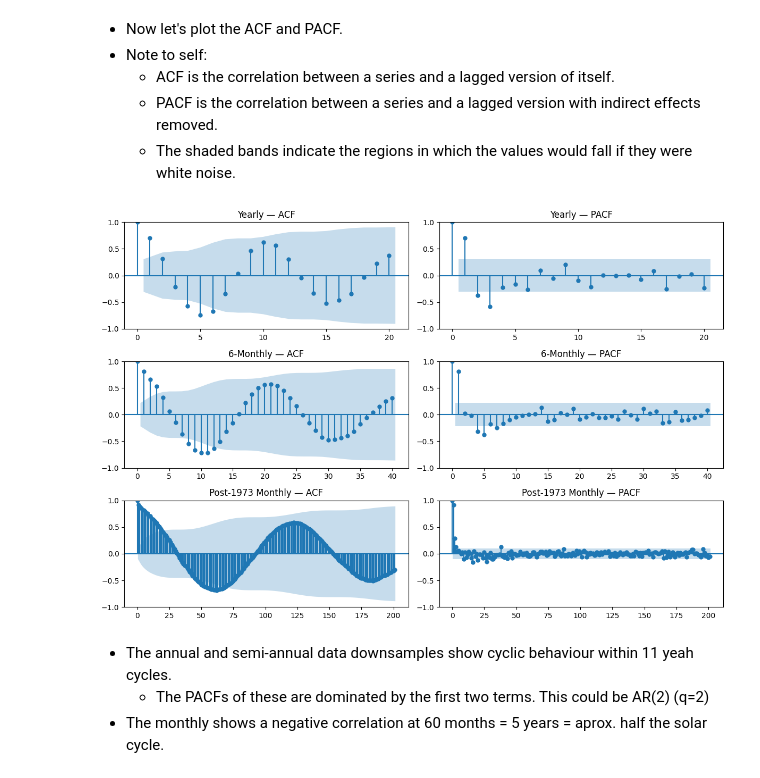
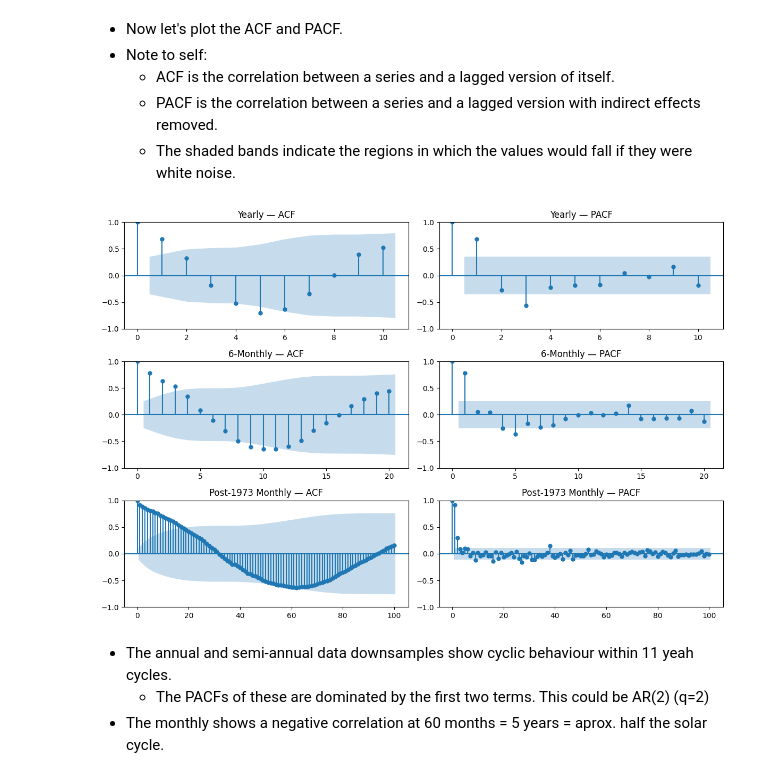
Before and after one commit to JoeyWee1/SolarCycleForecasting, a Jupyter notebook: Notebooks/ARIMA/ARIMA1_solar.ipynb, the cells around one changed output. Drawn from its saved outputs; the diff is of its cells as text; code cells hidden in the pictures.

```diff
--- a/Notebooks/ARIMA/ARIMA1_solar.ipynb
+++ b/Notebooks/ARIMA/ARIMA1_solar.ipynb
@@ -44,7 +44,7 @@ data_df_6me = data.resample('6ME').median().interpolate('time', limit = 6)
 data_df_me = data.resample('ME').median().interpolate('time', limit = 6)
 data_df_gapme = data[data['year'] > 1973].resample('ME').median().interpolate('time', limit = 6) # use all data after 1973
 # %%
-def split_df(df, train_split=0.8, valid_split=0.19):
+def split_df(df, train_split=0.6, valid_split=0.39):
     n = len(df)
     train_idx = round(train_split * n)
     valid_idx = round((train_split + valid_split) * n)
@@ -190,27 +190,27 @@ print(f"{len(train_df_gapme)} datapoints in train_df_gapme, max lags = {max_lags
 # %%
 from statsmodels.graphics.tsaplots import plot_acf, plot_pacf
 
 fig, ax = plt.subplots(3, 2, figsize=(12, 8))
 
-plot_acf(train_df_year['sind_norm'],   lags=20, ax=ax[0,0])
-plot_pacf(train_df_year['sind_norm'],  lags=20, ax=ax[0,1])
+plot_acf(train_df_year['sind_norm'],   lags=10, ax=ax[0,0])
+plot_pacf(train_df_year['sind_norm'],  lags=10, ax=ax[0,1])
 ax[0,0].set_title('Yearly — ACF')
 ax[0,1].set_title('Yearly — PACF')
 
-plot_acf(train_df_6me['sind_norm'],    lags=40, ax=ax[1,0])
-plot_pacf(train_df_6me['sind_norm'],   lags=40, ax=ax[1,1])
+plot_acf(train_df_6me['sind_norm'],    lags=20, ax=ax[1,0])
+plot_pacf(train_df_6me['sind_norm'],   lags=20, ax=ax[1,1])
 ax[1,0].set_title('6-Monthly — ACF')
 ax[1,1].set_title('6-Monthly — PACF')
 
-plot_acf(train_df_gapme['sind_norm'],  lags=201, ax=ax[2,0])
-plot_pacf(train_df_gapme['sind_norm'], lags=201, ax=ax[2,1])
+plot_acf(train_df_gapme['sind_norm'],  lags=100, ax=ax[2,0])
+plot_pacf(train_df_gapme['sind_norm'], lags=100, ax=ax[2,1])
 ax[2,0].set_title('Post-1973 Monthly — ACF')
 ax[2,1].set_title('Post-1973 Monthly — PACF')
 
 plt.tight_layout()
 plt.show()
 # %% [output]
-[figure, old version]
+[figure, new version]
 # %% [markdown]
 - The annual and semi-annual data downsamples show cyclic behaviour within 11 yeah cycles.
     - The PACFs of these are dominated by the first two terms. This could be AR(2) (q=2)
```
Also changed, not shown: parts of 19 cells of this notebook.
